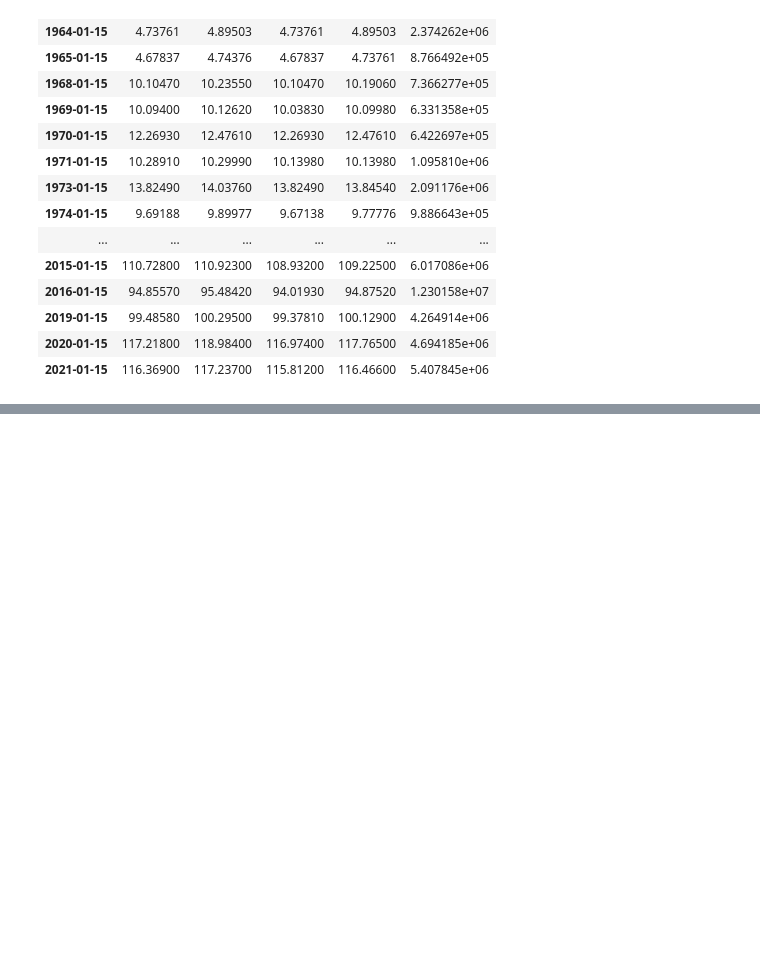
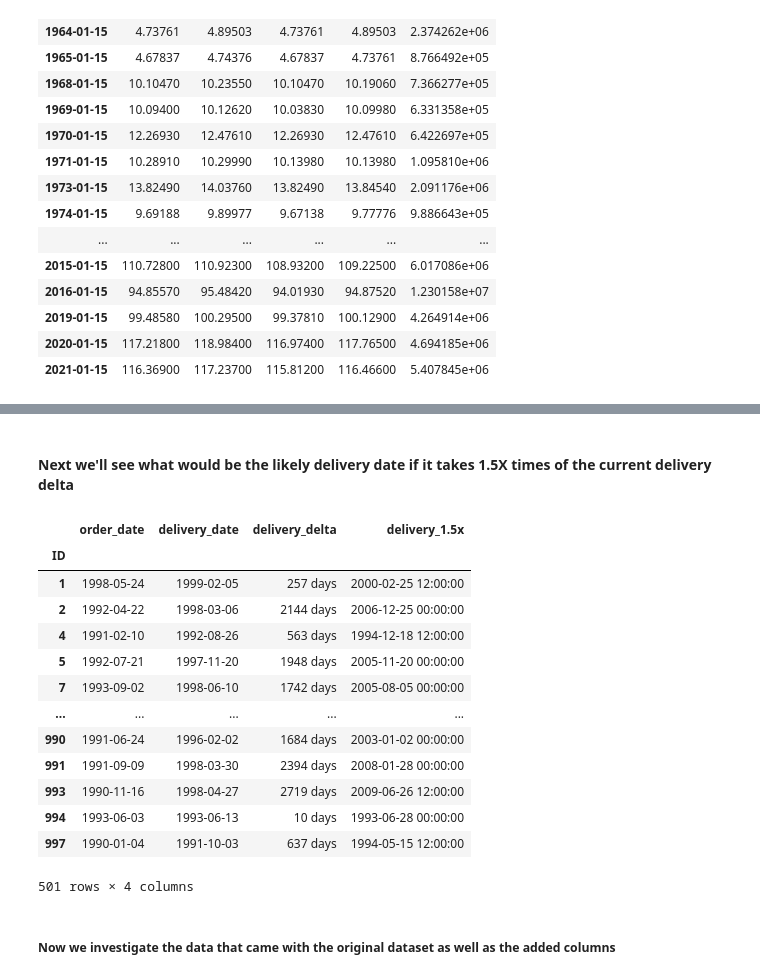
Before and after one commit to abhijeet-bhambere/pashkavers-pandas-trail, a Jupyter notebook: 11 - Working with Dates and Times.ipynb, the cells around one changed output, grey strips where cells are left out. Saved outputs shown, nothing was run; the diff lists cells and outputs as text; code cells hidden in the pictures; blank space fills up the shorter version.

Commit message:
DateTime objects - Day3
Timeseries data analysis projects are gonna be quite interesting

```diff
--- a/11 - Working with Dates and Times.ipynb
+++ b/11 - Working with Dates and Times.ipynb
@@ -437,0 +536,3 @@ stocks[stocks.index.isin(jan)]
+# %%
+ecom = pd.read_csv("ecommerce.csv",index_col="ID",parse_dates=["order_date","delivery_date"],date_format="%m/%d/%y")
+ecom.info()
@@ -437,0 +568,4 @@ stocks[stocks.index.isin(jan)]
+# %%
+ecom["delivery_date"] - ecom["order_date"]
+ecom["delivery_delta"] = ecom["delivery_date"] - ecom["order_date"]
+ecom
@@ -437,0 +587,23 @@ stocks[stocks.index.isin(jan)]
+# %% [markdown]
+#### Next we'll see what would be the likely delivery date if it takes 1.5X times of the current delivery delta
+# %%
+ecom["delivery_date"] + (ecom["delivery_delta"]*1.5)
+ecom["delivery_1.5x"] = ecom["delivery_date"] + (ecom["delivery_delta"]*1.5)
+ecom
+# %% [output]
+|  | order_date | delivery_date | delivery_delta | delivery_1.5x |
+| ID |  |  |  |  |
+| 1 | 1998-05-24 | 1999-02-05 | 257 days | 2000-02-25 12:00:00 |
+| 2 | 1992-04-22 | 1998-03-06 | 2144 days | 2006-12-25 00:00:00 |
+| 4 | 1991-02-10 | 1992-08-26 | 563 days | 1994-12-18 12:00:00 |
+| 5 | 1992-07-21 | 1997-11-20 | 1948 days | 2005-11-20 00:00:00 |
+| 7 | 1993-09-02 | 1998-06-10 | 1742 days | 2005-08-05 00:00:00 |
+| ... | ... | ... | ... | ... |
+| 990 | 1991-06-24 | 1996-02-02 | 1684 days | 2003-01-02 00:00:00 |
+| 991 | 1991-09-09 | 1998-03-30 | 2394 days | 2008-01-28 00:00:00 |
+| 993 | 1990-11-16 | 1998-04-27 | 2719 days | 2009-06-26 12:00:00 |
+| 994 | 1993-06-03 | 1993-06-13 | 10 days | 1993-06-28 00:00:00 |
+| 997 | 1990-01-04 | 1991-10-03 | 637 days | 1994-05-15 12:00:00 |
+501 rows × 4 columns
+# %% [markdown]
+##### Now we investigate the data that came with the original dataset as well as the added columns
```
Also changed, not shown: parts of 23 cells of this notebook.
